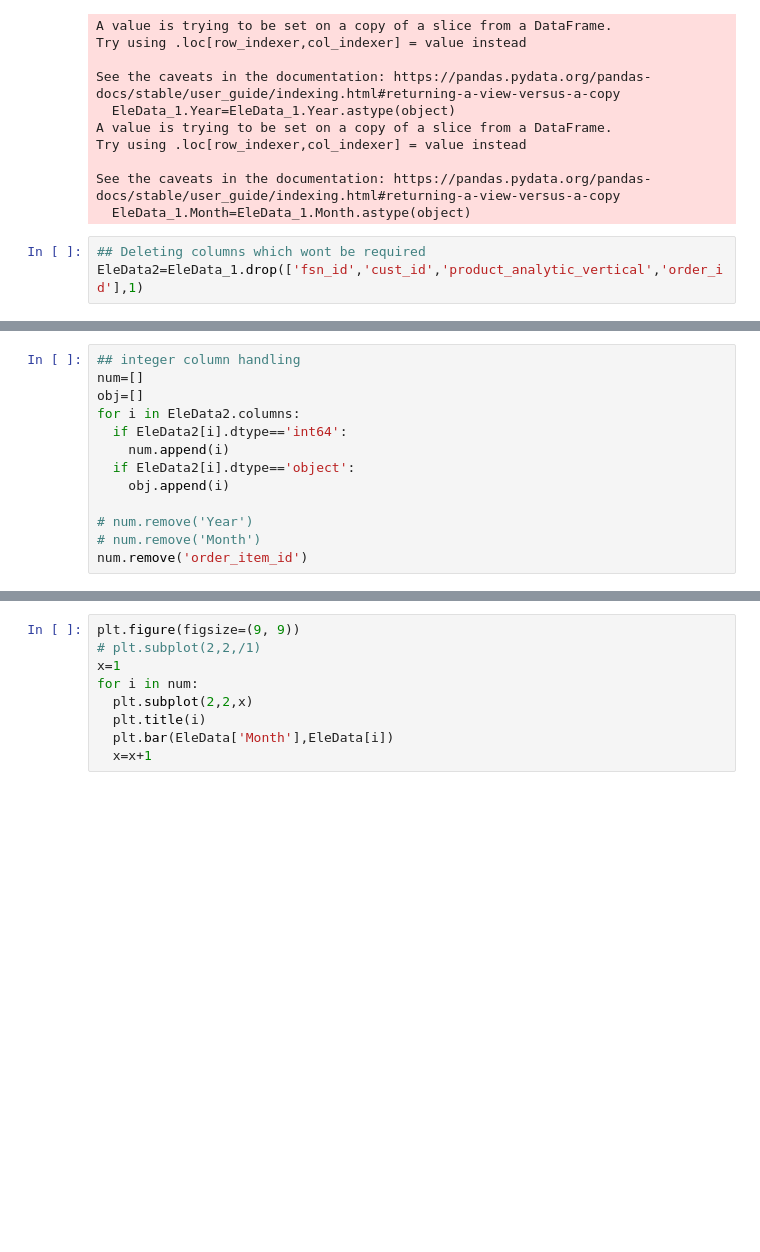
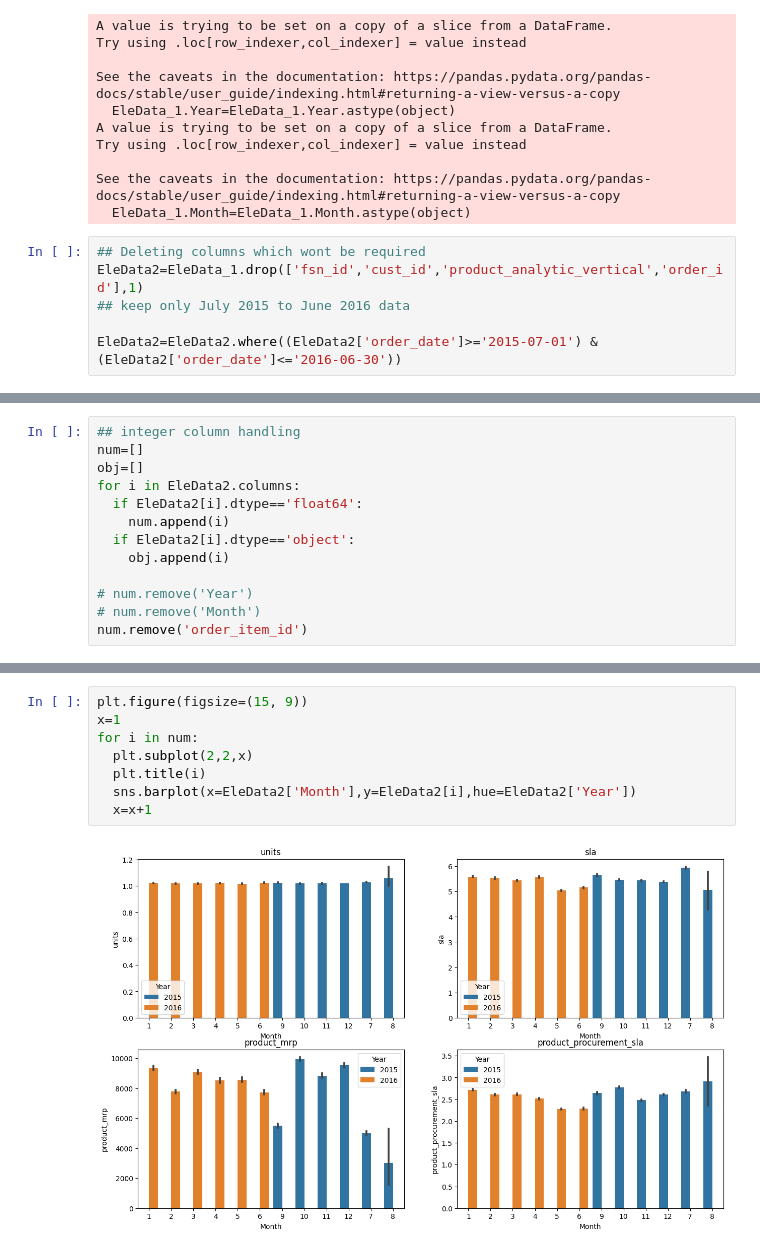
Before and after one commit to PrajsPrabs/UpgradBACaseStudy, a Jupyter notebook: EComm1.ipynb, the cells around one changed output, grey strips where cells are left out. Drawn from its saved outputs; the diff is of its cells as text; blank space fills up the shorter version.

```diff
--- a/EComm1.ipynb
+++ b/EComm1.ipynb
@@ -428,6 +428,9 @@ See the caveats in the documentation: https://pandas.pydata.org/pandas-docs/stab
 # %%
 ## Deleting columns which wont be required
 EleData2=EleData_1.drop(['fsn_id','cust_id','product_analytic_vertical','order_id'],1)
+## keep only July 2015 to June 2016 data
+
+EleData2=EleData2.where((EleData2['order_date']>='2015-07-01') & (EleData2['order_date']<='2016-06-30'))
 # %%
 EleData2.info()
 # %% [output]
@@ -456,7 +459,7 @@ memory usage: 42.2+ MB
 num=[]
 obj=[]
 for i in EleData2.columns:
-  if EleData2[i].dtype=='int64':
+  if EleData2[i].dtype=='float64':
     num.append(i)
   if EleData2[i].dtype=='object':
     obj.append(i)
@@ -471,9 +487,10 @@ plt.bar(EleData['Month'],EleData['units'])
 # %%
-plt.figure(figsize=(9, 9))
-# plt.subplot(2,2,/1)
+plt.figure(figsize=(15, 9))
 x=1
 for i in num:
   plt.subplot(2,2,x)
   plt.title(i)
-  plt.bar(EleData['Month'],EleData[i])
+  sns.barplot(x=EleData2['Month'],y=EleData2[i],hue=EleData2['Year'])
   x=x+1
+# %% [output]
+[figure, added]
```
Also changed, not shown: parts of 9 cells of this notebook.
